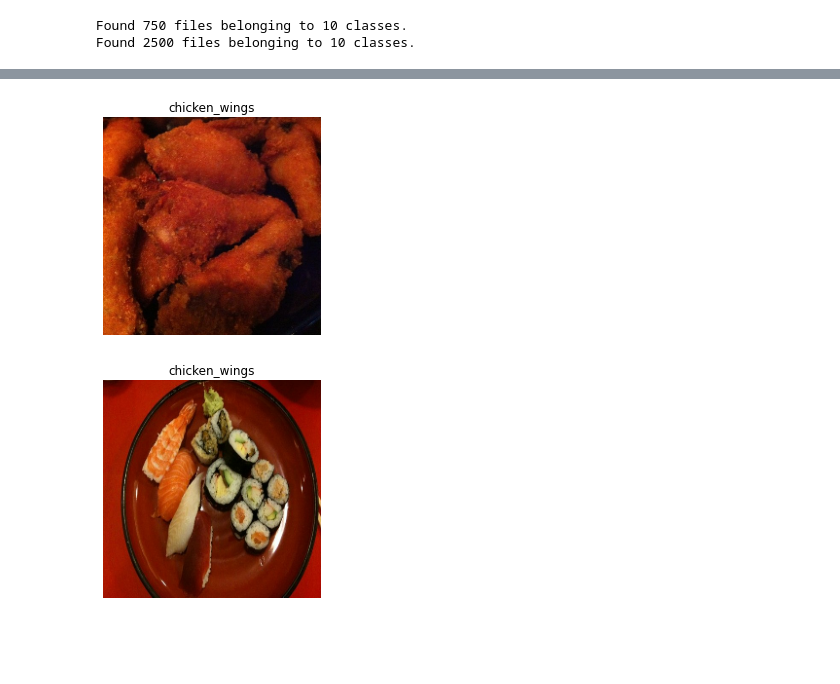
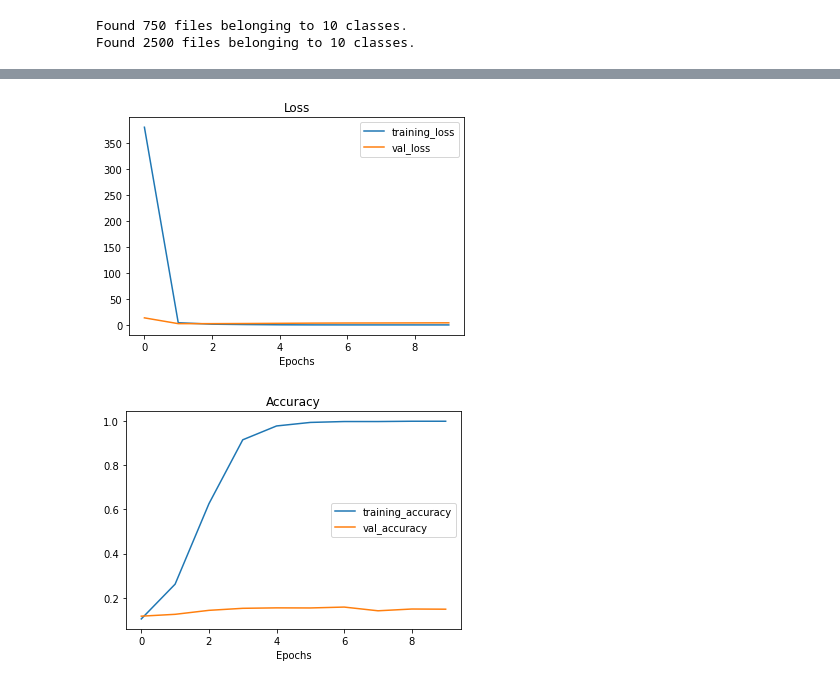
Before and after one commit to Rubnserrano/TF-Certification, a Jupyter notebook: 05_curso_tf_exercises.ipynb, the cells around one changed output, grey strips where cells are left out. Drawn from its saved outputs; the diff is of its cells as text; code cells hidden in the pictures; blank space fills up the shorter version.

```diff
--- a/05_curso_tf_exercises.ipynb
+++ b/05_curso_tf_exercises.ipynb
@@ -67,0 +101,20 @@ Found 2500 files belonging to 10 classes.
+# %%
+model = tf.keras.Sequential([
+    tf.keras.layers.Conv2D(10, 3, activation = 'relu', input_shape = (224,224,3)),
+    tf.keras.layers.Conv2D(10, 3, activation = 'relu'),
+    tf.keras.layers.MaxPool2D(),
+    tf.keras.layers.Conv2D(10, 3, activation = 'relu'),
+    tf.keras.layers.Conv2D(10, 3, activation = 'relu'),
+    tf.keras.layers.MaxPool2D(),
+    tf.keras.layers.Flatten(),
+    tf.keras.layers.Dense(784, activation = 'relu'),
+    tf.keras.layers.Dense(10, activation = 'softmax')
+])
+model.compile(loss = 'categorical_crossentropy',
+              optimizer = 'adam',
+              metrics = ['accuracy'])
+historia = model.fit(train_data_10_percent,
+                     epochs = 10,
+                     steps_per_epoch = len(train_data_10_percent) ,
+                     validation_data = test_data_10_percent,
+                     validation_steps= len(test_data_10_percent))
@@ -68,23 +142,21 @@ Found 2500 files belonging to 10 classes.
+# %%
+plot_loss_curves(historia)
+# %% [output]
+[figure, added]
+[figure, added]
 # %%
 import matplotlib.pyplot as plt
 import random
 class_names = ['chicken_curry', 'chicken_wings', 'fried_rice', 'grilled_salmon', 'hamburguer', 'ice_cream', 'pizza', 'ramen', 'steak', 'sushi']
-def plot_random_image(ds, batch_size = 32, class_name = random.sample(class_names, 1)):
+def plot_random_image(ds, model = model,batch_size = 32, class_name = random.sample(class_names, 1)):
   one = ds.take(1)
-
   for images, labels in one:
     rand_index = random.randint(0,batch_size-1)
     while(class_names[labels[rand_index].numpy().argmax()] != class_name):
           rand_index = random.randint(0,batch_size-1)
     plt.imshow(images[rand_index].numpy().astype("uint8"))
     title = class_names[labels[rand_index].numpy().argmax()]
+    plt.xlabel(f'PREDICTION: {class_names[model.predict(tf.expand_dims(images[rand_index], axis=0)).argmax()]}')
     plt.title(title)
-    plt.axis(False)
-
-plot_random_image(train_data_10_percent, 32, 'chicken_wings')
+    # plt.axis(False)
+    plt.show()
-# %% [output]
-[figure, removed]
-# %%
-plot_random_image(train_data_10_percent, 32, 'chicken_wings')
-# %% [output]
-[figure, removed]
```
Also changed, not shown: parts of 21 cells of this notebook.
